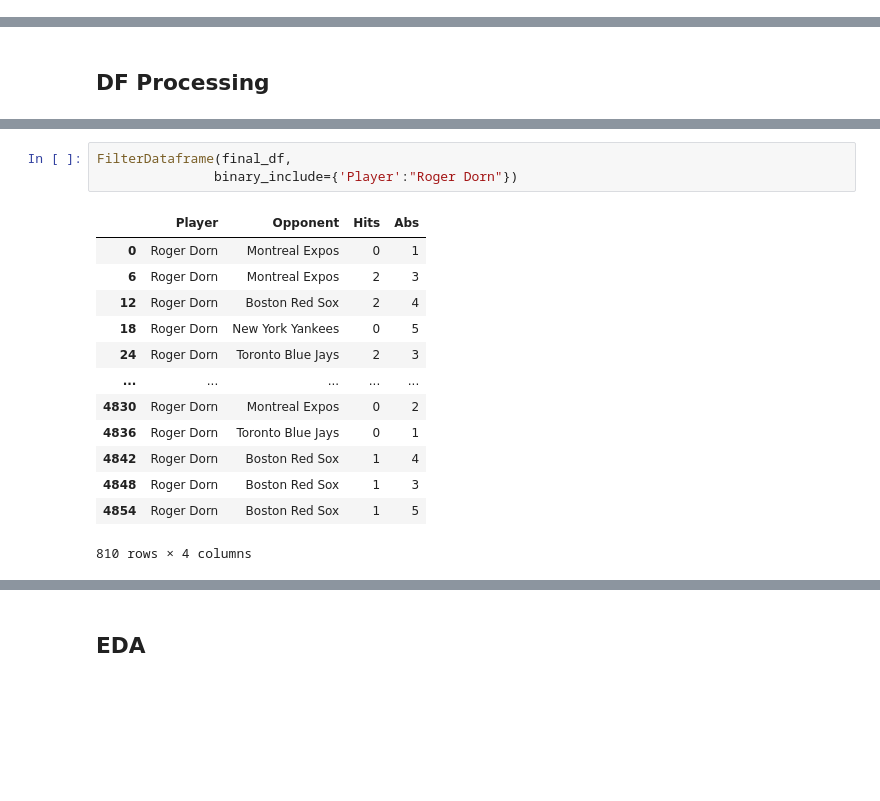
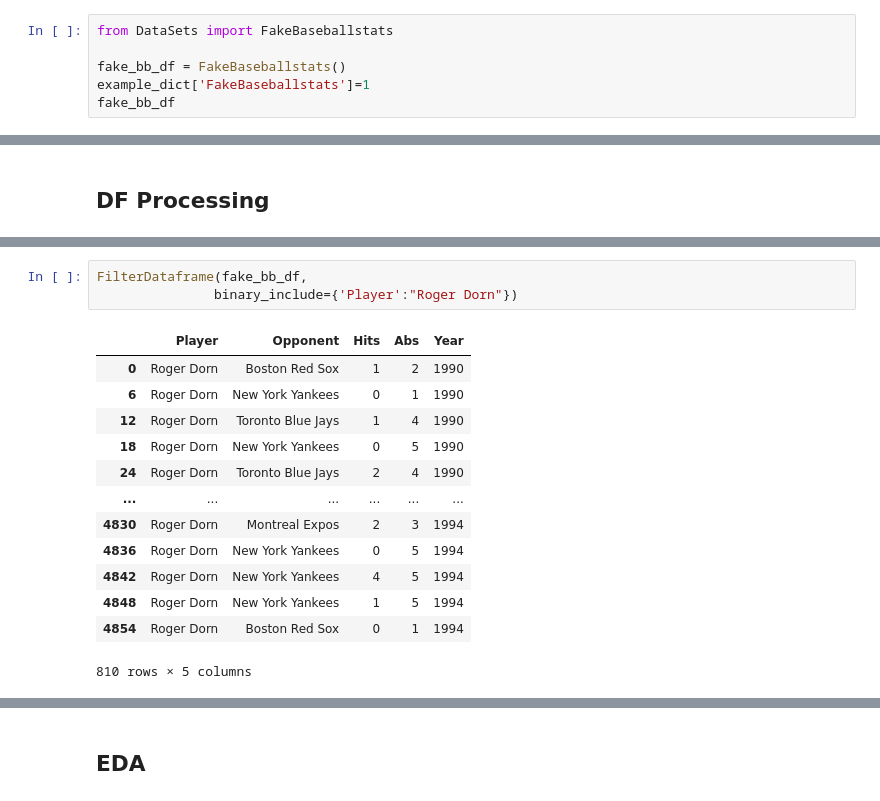
Before and after one commit to derek-dewald/Python_Tools, a Jupyter notebook: JupyterNotebooks/Function Examples.ipynb, the cells around one changed output, grey strips where cells are left out. Saved outputs shown, nothing was run; the diff lists cells and outputs as text; blank space fills up the shorter version.

```diff
--- a/JupyterNotebooks/Function Examples.ipynb
+++ b/JupyterNotebooks/Function Examples.ipynb
@@ -42,0 +18,6 @@ final_df
+# %%
+from DataSets import FakeBaseballstats
+
+fake_bb_df = FakeBaseballstats()
+example_dict['FakeBaseballstats']=1
+fake_bb_df
@@ -213,17 +254,17 @@ FilterDataframe(final_df,
 # %%
-FilterDataframe(final_df,
+FilterDataframe(fake_bb_df,
                binary_include={'Player':"Roger Dorn"})
 # %% [output]
-|  | Player | Opponent | Hits | Abs |
-| 0 | Roger Dorn | Montreal Expos | 0 | 1 |
-| 6 | Roger Dorn | Montreal Expos | 2 | 3 |
-| 12 | Roger Dorn | Boston Red Sox | 2 | 4 |
-| 18 | Roger Dorn | New York Yankees | 0 | 5 |
-| 24 | Roger Dorn | Toronto Blue Jays | 2 | 3 |
-| ... | ... | ... | ... | ... |
-| 4830 | Roger Dorn | Montreal Expos | 0 | 2 |
-| 4836 | Roger Dorn | Toronto Blue Jays | 0 | 1 |
-| 4842 | Roger Dorn | Boston Red Sox | 1 | 4 |
-| 4848 | Roger Dorn | Boston Red Sox | 1 | 3 |
-| 4854 | Roger Dorn | Boston Red Sox | 1 | 5 |
+|  | Player | Opponent | Hits | Abs | Year |
+| 0 | Roger Dorn | Boston Red Sox | 1 | 2 | 1990 |
+| 6 | Roger Dorn | New York Yankees | 0 | 1 | 1990 |
+| 12 | Roger Dorn | Toronto Blue Jays | 1 | 4 | 1990 |
+| 18 | Roger Dorn | New York Yankees | 0 | 5 | 1990 |
+| 24 | Roger Dorn | Toronto Blue Jays | 2 | 4 | 1990 |
+| ... | ... | ... | ... | ... | ... |
+| 4830 | Roger Dorn | Montreal Expos | 2 | 3 | 1994 |
+| 4836 | Roger Dorn | New York Yankees | 0 | 5 | 1994 |
+| 4842 | Roger Dorn | New York Yankees | 4 | 5 | 1994 |
+| 4848 | Roger Dorn | New York Yankees | 1 | 5 | 1994 |
+| 4854 | Roger Dorn | Boston Red Sox | 0 | 1 | 1994 |
-810 rows × 4 columns
+810 rows × 5 columns
```
Also changed, not shown: parts of 31 cells of this notebook, 28 other files.
